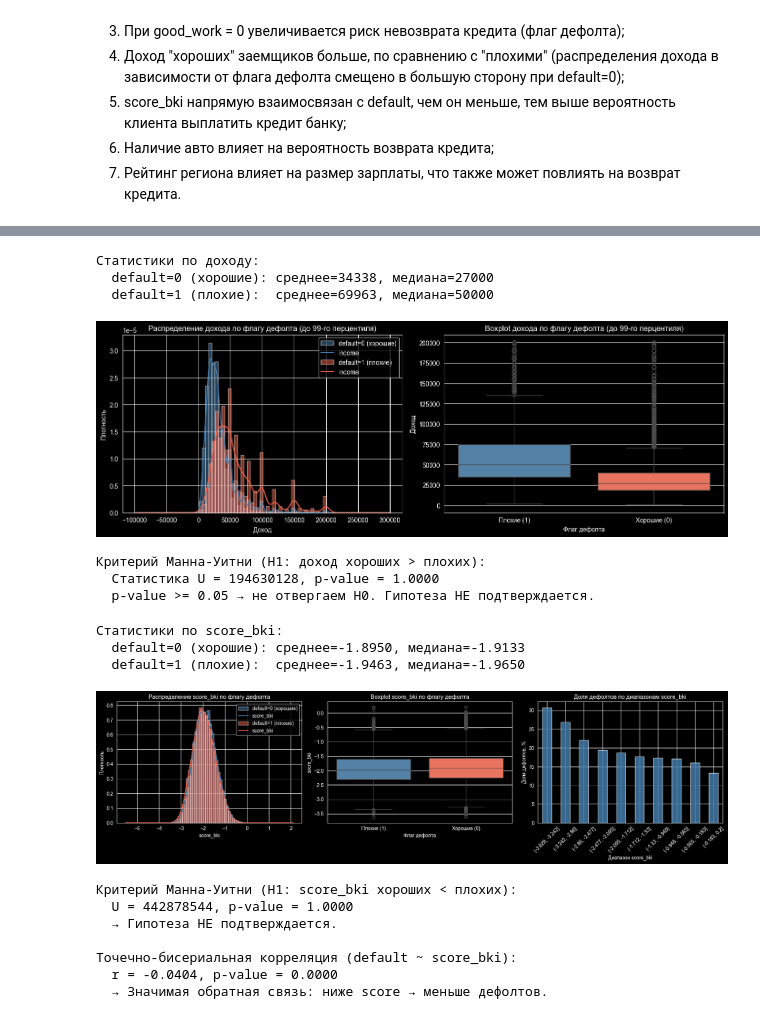
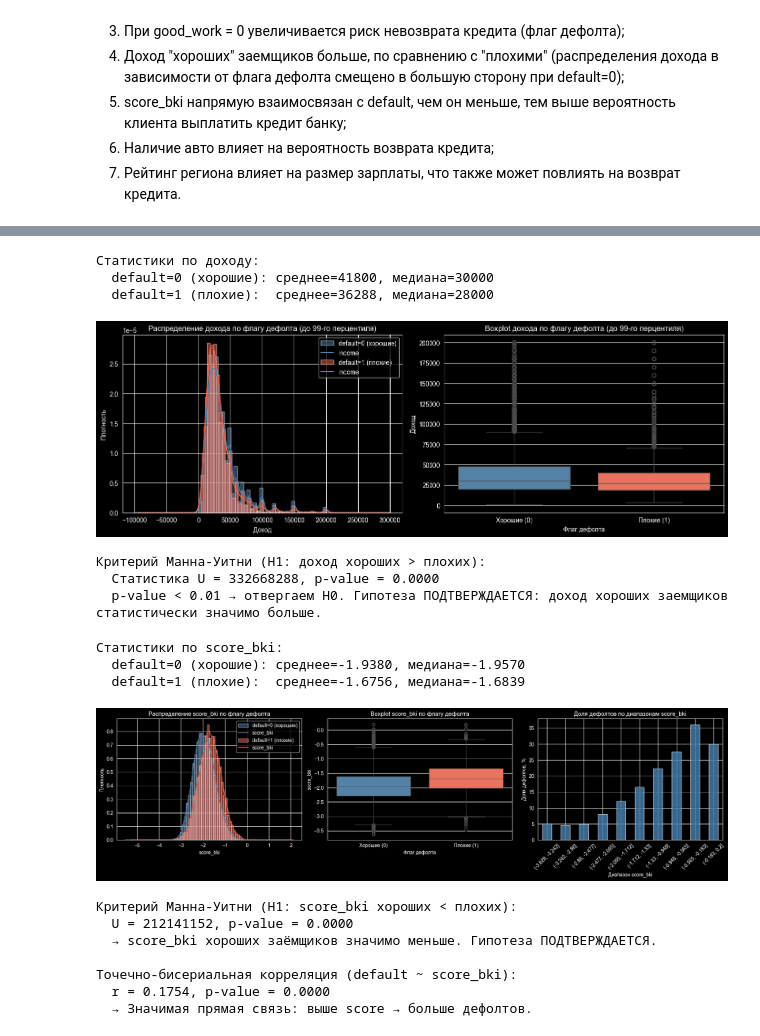
Before and after one commit to yemtsovaanna-alt/WB_DS, a Jupyter notebook: задание_1.ipynb, the cells around one changed output, grey strips where cells are left out. Saved outputs shown, nothing was run; the diff lists cells and outputs as text; code cells hidden in the pictures.

```diff
--- a/задание_1.ipynb
+++ b/задание_1.ipynb
@@ -109,5 +110,5 @@ df['car'] = df['car'].map({'Y': True, 'N': False})
 df['car_type'] = df['car_type'].map({'Y': True, 'N': False})
 df['foreign_passport'] = df['foreign_passport'].map({'N': False, 'Y': True})
 df['good_work'] = df['good_work'].astype(bool)
-df['default'] = df['car_type'].astype(bool)
+df['default'] = df['default'].astype(bool)  # 1 → True, 0 → False
 # %%
@@ -512,17 +570,15 @@ good_work=1  12169             2498             20.53
 #4. Доход "хороших" заемщиков больше, по сравнению с "плохими"
 # (распределения дохода в зависимости от флага дефолта смещено в большую сторону при default=0)
 
-from scipy import stats
-
 income_good = df[df['default'] == False]['income']
 income_bad  = df[df['default'] == True]['income']
 
-# --- Описательные статистики ---
+# Описательные статистики
 print("Статистики по доходу:")
 print(f"  default=0 (хорошие): среднее={income_good.mean():.0f}, медиана={income_good.median():.0f}")
 print(f"  default=1 (плохие):  среднее={income_bad.mean():.0f}, медиана={income_bad.median():.0f}")
 
-# --- Визуализация ---
+# Визуализация
 fig, axes = plt.subplots(1, 2, figsize=(14, 5))
 
 # KDE + гистограмма (обрезаем выбросы до 99-го перцентиля для читаемости)
@@ -551,39 +607,38 @@ axes[1].set_ylabel('Доход')
 plt.tight_layout()
 plt.show()
 
-# --- Статистический тест (критерий Манна-Уитни) ---
+# Статистический тест (критерий Манна-Уитни)
 stat, p_value = stats.mannwhitneyu(income_good, income_bad, alternative='greater')
 print(f"\nКритерий Манна-Уитни (H1: доход хороших > плохих):")
 print(f"  Статистика U = {stat:.0f}, p-value = {p_value:.4f}")
 
-alpha = 0.05
+alpha = 0.01
 if p_value < alpha:
-    print(f"  p-value < {alpha} → отвергаем H0. Гипотеза ПОДТВЕРЖДАЕТСЯ: доход хороших заёмщиков статистически значимо больше.")
+    print(f"  p-value < {alpha} → отвергаем H0. Гипотеза ПОДТВЕРЖДАЕТСЯ: доход хороших заемщиков статистически значимо больше.")
 else:
-    print(f"  p-value >= {alpha} → не отвергаем H0. Гипотеза НЕ подтверждается.")
+    print(f"  p-value >= {alpha} → не отвергаем H0. Гипотеза НЕ подтверждается данными.")
 # %% [output]
 Статистики по доходу:
-  default=0 (хорошие): среднее=34338, медиана=27000
-  default=1 (плохие):  среднее=69963, медиана=50000
+  default=0 (хорошие): среднее=41800, медиана=30000
+  default=1 (плохие):  среднее=36288, медиана=28000
-[figure, old version]
+[figure, new version]
 Критерий Манна-Уитни (H1: доход хороших > плохих):
-  Статистика U = 194630128, p-value = 1.0000
-  p-value >= 0.05 → не отвергаем H0. Гипотеза НЕ подтверждается.
+  Статистика U = 332668288, p-value = 0.0000
+  p-value < 0.01 → отвергаем H0. Гипотеза ПОДТВЕРЖДАЕТСЯ: доход хороших заемщиков статистически значимо больше.
 # %%
 #5. score_bki напрямую взаимосвязан с default:
 # чем он меньше, тем выше вероятность клиента выплатить кредит банку
 
-from scipy import stats
 
 score_good = df[df['default'] == False]['score_bki']
 score_bad  = df[df['default'] == True]['score_bki']
 
-# --- Описательные статистики ---
+# Описательные статистики
 print("Статистики по score_bki:")
 print(f"  default=0 (хорошие): среднее={score_good.mean():.4f}, медиана={score_good.median():.4f}")
 print(f"  default=1 (плохие):  среднее={score_bad.mean():.4f}, медиана={score_bad.median():.4f}")
 
-# --- Визуализация ---
+# Визуализация
 fig, axes = plt.subplots(1, 3, figsize=(18, 5))
 
 # KDE + гистограмма
@@ -605,48 +660,48 @@ axes[1].set_title('Boxplot score_bki по флагу дефолта')
 axes[1].set_xlabel('Флаг дефолта')
 axes[1].set_ylabel('score_bki')
 
-# Средний score_bki по бинам дохода — посмотрим тренд
+# Средний score_bki по бинам — посмотрим тренд
 df['default_int'] = df['default'].astype(int)
 score_bins = pd.cut(df['score_bki'], bins=10)
 default_by_score = df.groupby(score_bins, observed=True)['default_int'].mean() * 100
 default_by_score.plot(kind='bar', color='steelblue', alpha=0.8, ax=axes[2])
 axes[2].set_title('Доля дефолтов по диапазонам score_bki')
 axes[2].set_xlabel('Диапазон score_bki')
 axes[2].set_ylabel('Доля дефолтов, %')
 axes[2].tick_params(axis='x', rotation=45)
 
 plt.tight_layout()
 plt.show()
 
-# --- Тест 1: Манна-Уитни (score_bki хороших < плохих, т.к. меньше score → лучше) ---
+# Тест 1: Манна-Уитни (score_bki хороших < плохих, т.к. меньше score → лучше)
 # По гипотезе: у хороших заёмщиков score_bki МЕНЬШЕ → alternative='less'
 stat, p_value = stats.mannwhitneyu(score_good, score_bad, alternative='less')
 print(f"\nКритерий Манна-Уитни (H1: score_bki хороших < плохих):")
 print(f"  U = {stat:.0f}, p-value = {p_value:.4f}")
-if p_value < 0.05:
+if p_value < 0.01:
     print(f"  → score_bki хороших заёмщиков значимо меньше. Гипотеза ПОДТВЕРЖДАЕТСЯ.")
 else:
     print(f"  → Гипотеза НЕ подтверждается.")
 
-# --- Тест 2: Точечно-бисериальная корреляция ---
+# Тест 2: Точечно-бисериальная корреляция
 corr, p_corr = stats.pointbiserialr(df['default_int'], df['score_bki'])
 print(f"\nТочечно-бисериальная корреляция (default ~ score_bki):")
 print(f"  r = {corr:.4f}, p-value = {p_corr:.4f}")
-if p_corr < 0.05:
+if p_corr < 0.01:
     direction = "прямая" if corr > 0 else "обратная"
     print(f"  → Значимая {direction} связь: {'выше score → больше дефолтов' if corr > 0 else 'ниже score → меньше дефолтов'}.")
 # %% [output]
 Статистики по score_bki:
-  default=0 (хорошие): среднее=-1.8950, медиана=-1.9133
-  default=1 (плохие):  среднее=-1.9463, медиана=-1.9650
+  default=0 (хорошие): среднее=-1.9380, медиана=-1.9570
+  default=1 (плохие):  среднее=-1.6756, медиана=-1.6839
-[figure, old version]
+[figure, new version]
 Критерий Манна-Уитни (H1: score_bki хороших < плохих):
-  U = 442878544, p-value = 1.0000
-  → Гипотеза НЕ подтверждается.
+  U = 212141152, p-value = 0.0000
+  → score_bki хороших заёмщиков значимо меньше. Гипотеза ПОДТВЕРЖДАЕТСЯ.
 
 Точечно-бисериальная корреляция (default ~ score_bki):
-  r = -0.0404, p-value = 0.0000
-  → Значимая обратная связь: ниже score → меньше дефолтов.
+  r = 0.1754, p-value = 0.0000
+  → Значимая прямая связь: выше score → больше дефолтов.
 # %%
 #6. Наличие авто влияет на вероятность возврата кредита
 
```
Also changed, not shown: parts of 13 cells of this notebook.
